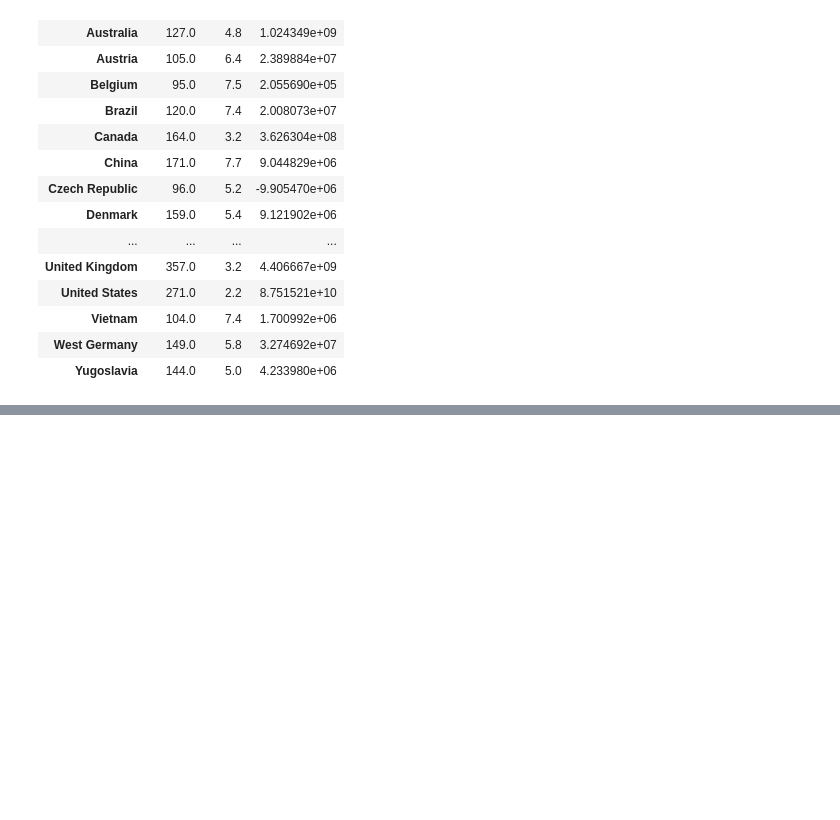
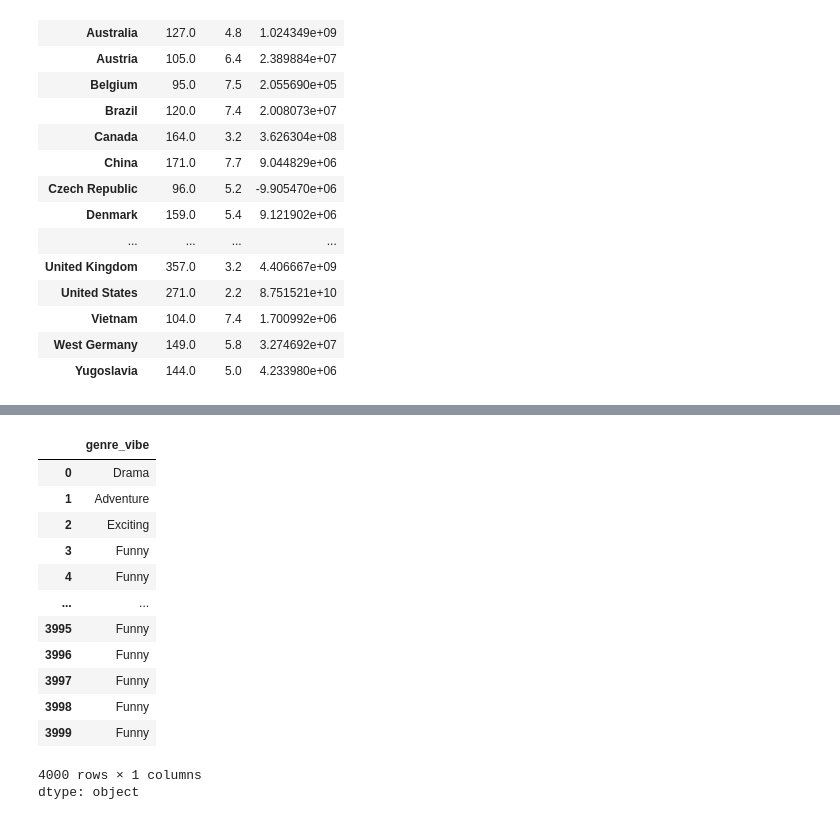
Before and after one commit to Divyanshucode93/GoogleColabsPractice, a Jupyter notebook: movies_Practise.ipynb, the cells around one changed output, grey strips where cells are left out. Cells and saved outputs as stored; diff of their text form; code cells hidden in the pictures; blank space fills up the shorter version.

```diff
--- a/movies_Practise.ipynb
+++ b/movies_Practise.ipynb
@@ -586,0 +637,20 @@ df.groupby('country')[['runtime','score','profit']].agg({'runtime':'max', 'score
+# %%
+# 32. Mapping Values: Create a dictionary called genre_map that maps 'Action' to 'Exciting', 'Comedy' to 'Funny', and 'Horror' to 'Scary'. Create a new column genre_vibe using .map() with this dictionary. Challenge: Ensure other genres remain as they are and don't turn into NaN.
+genre_map = {'Action':'Exciting','Comedy':'Funny','Horror':'Scary'}
+df['genre_vibe'] = df['genre'].map(genre_map).fillna(df['genre'])
+df['genre_vibe']
+# %% [output]
+|  | genre_vibe |
+| 0 | Drama |
+| 1 | Adventure |
+| 2 | Exciting |
+| 3 | Funny |
+| 4 | Funny |
+| ... | ... |
+| 3995 | Funny |
+| 3996 | Funny |
+| 3997 | Funny |
+| 3998 | Funny |
+| 3999 | Funny |
+4000 rows × 1 columns
+dtype: object
```
Also changed, not shown: parts of 10 cells of this notebook.
